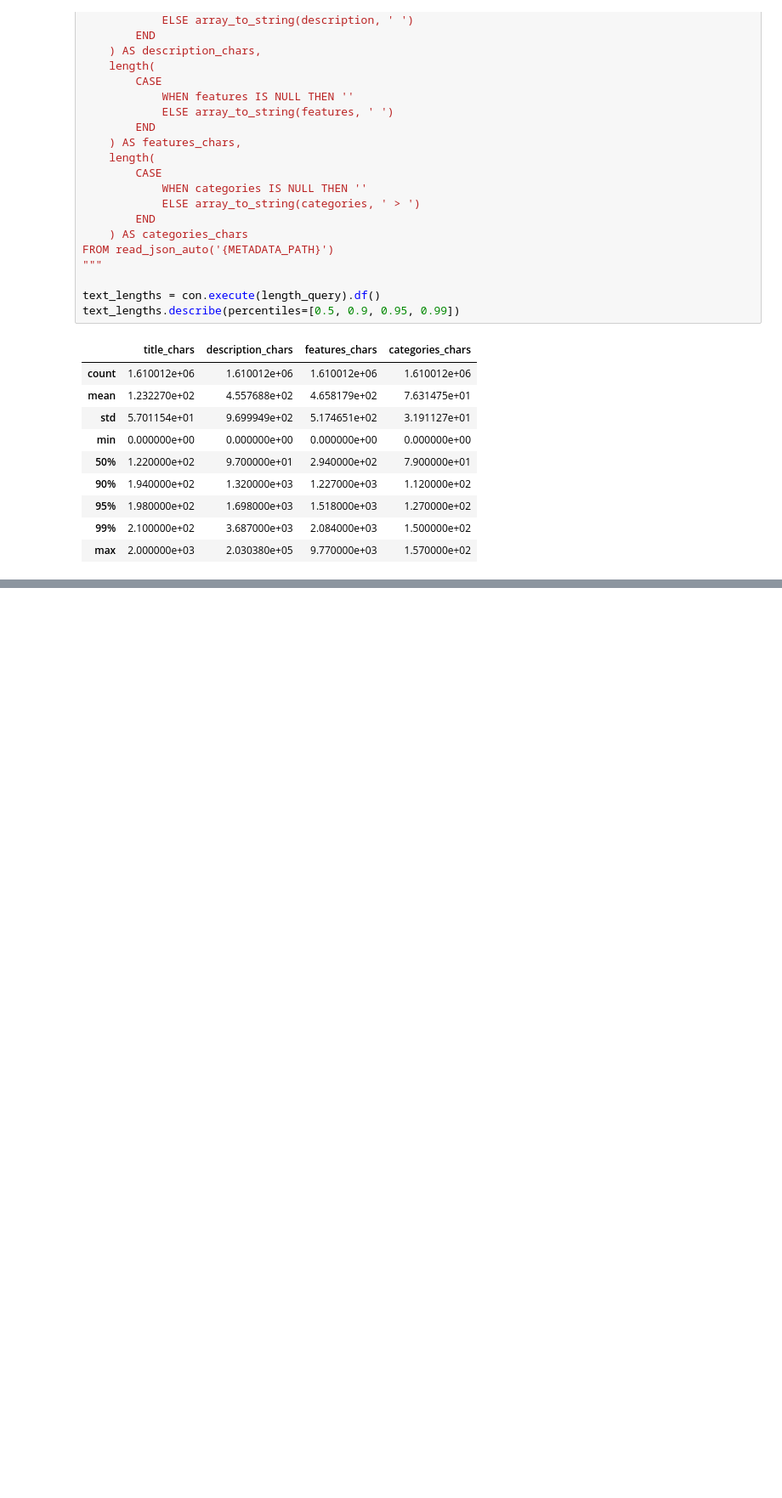
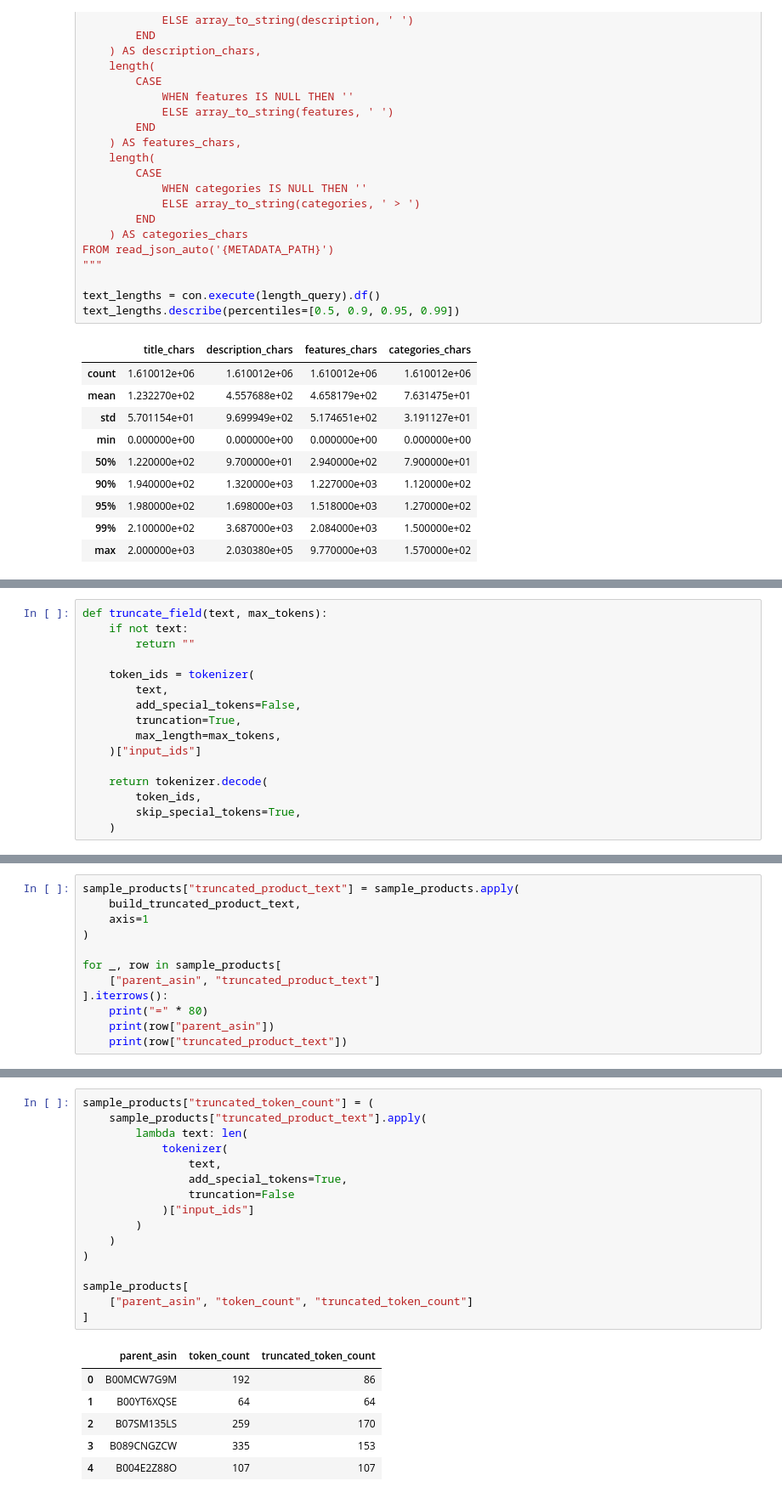
Before and after one commit to sr-ntr/cold-start-recommender, a Jupyter notebook: notebooks/03_preprocessing_feature_engineering.ipynb, the cells around one changed output, grey strips where cells are left out. Shown at 85% size. Drawn from its saved outputs; the diff is of its cells as text; blank space fills up the shorter version.

Commit message:
build semantic product text preprocessing

```diff
--- a/notebooks/03_preprocessing_feature_engineering.ipynb
+++ b/notebooks/03_preprocessing_feature_engineering.ipynb
@@ -215,0 +351,16 @@ text_lengths.describe(percentiles=[0.5, 0.9, 0.95, 0.99])
+# %%
+def truncate_field(text, max_tokens):
+    if not text:
+        return ""
+
+    token_ids = tokenizer(
+        text,
+        add_special_tokens=False,
+        truncation=True,
+        max_length=max_tokens,
+    )["input_ids"]
+
+    return tokenizer.decode(
+        token_ids,
+        skip_special_tokens=True,
+    )
@@ -215,0 +399,12 @@ text_lengths.describe(percentiles=[0.5, 0.9, 0.95, 0.99])
+# %%
+sample_products["truncated_product_text"] = sample_products.apply(
+    build_truncated_product_text,
+    axis=1
+)
+
+for _, row in sample_products[
+    ["parent_asin", "truncated_product_text"]
+].iterrows():
+    print("=" * 80)
+    print(row["parent_asin"])
+    print(row["truncated_product_text"])
@@ -215,0 +429,23 @@ text_lengths.describe(percentiles=[0.5, 0.9, 0.95, 0.99])
+# %%
+sample_products["truncated_token_count"] = (
+    sample_products["truncated_product_text"].apply(
+        lambda text: len(
+            tokenizer(
+                text,
+                add_special_tokens=True,
+                truncation=False
+            )["input_ids"]
+        )
+    )
+)
+
+sample_products[
+    ["parent_asin", "token_count", "truncated_token_count"]
+]
+# %% [output]
+|  | parent_asin | token_count | truncated_token_count |
+| 0 | B00MCW7G9M | 192 | 86 |
+| 1 | B00YT6XQSE | 64 | 64 |
+| 2 | B07SM135LS | 259 | 170 |
+| 3 | B089CNGZCW | 335 | 153 |
+| 4 | B004E2Z88O | 107 | 107 |
```
Also changed, not shown: parts of 27 cells of this notebook, 5 other files.
